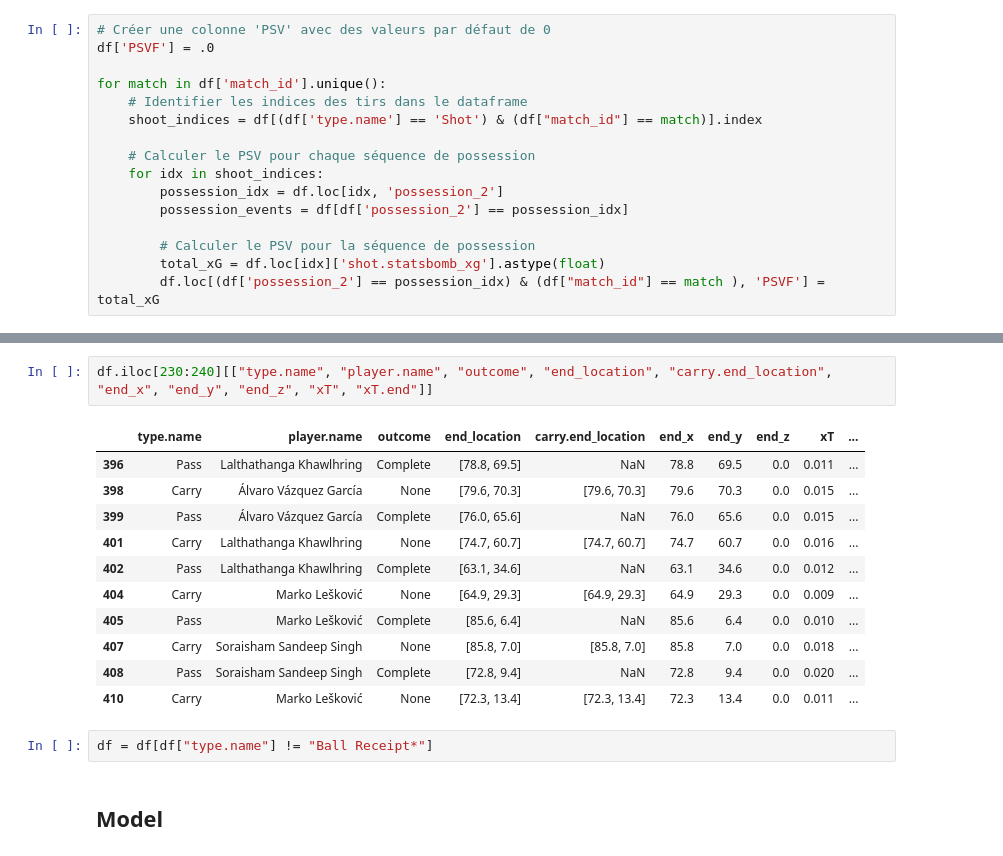
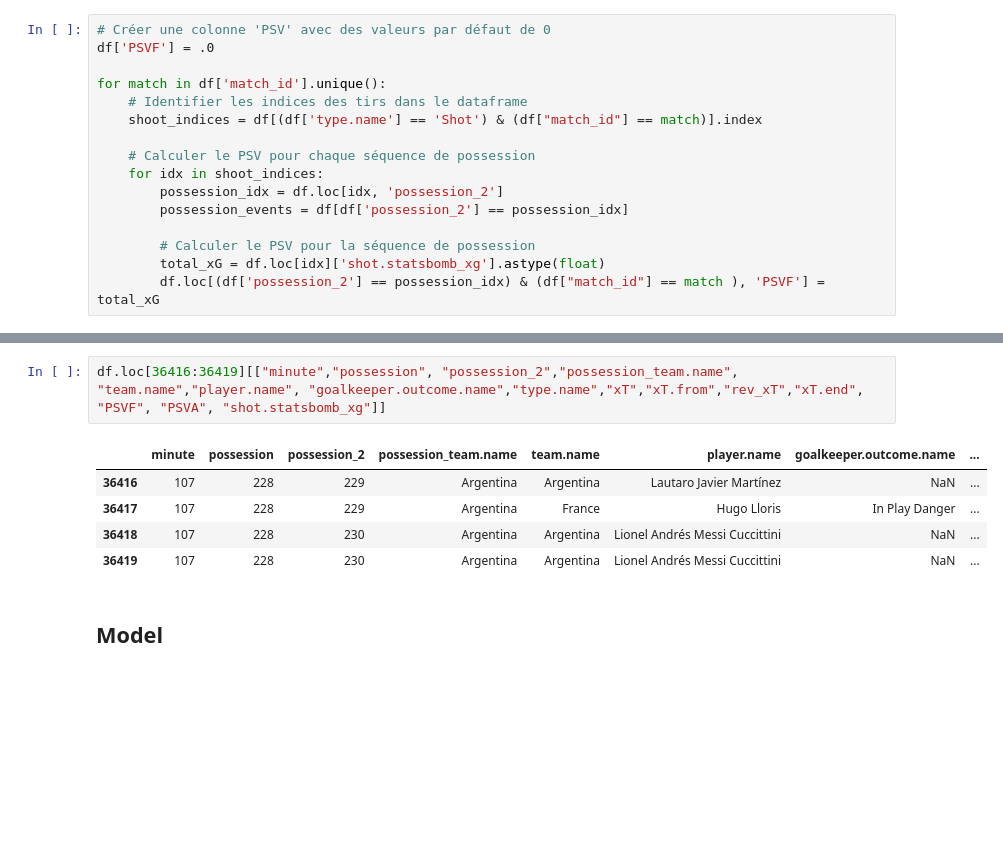
Before and after one commit to tomasnp/Datacamp, a Jupyter notebook: OBV_Man.ipynb, the cells around one changed output, grey strips where cells are left out. Cells and saved outputs as stored; diff of their text form; blank space fills up the shorter version.

```diff
--- a/OBV_Man.ipynb
+++ b/OBV_Man.ipynb
@@ -204,19 +266,11 @@ df['xT.end'] = df.apply(lambda row: map_location_to_xT(row['end_x'], row['end_y'
-# %%
-df.iloc[230:240][["type.name", "player.name", "outcome", "end_location", "carry.end_location", "end_x", "end_y", "end_z", "xT", "xT.end"]]
-# %% [output]
-|  | type.name | player.name | outcome | end_location | carry.end_location | end_x | end_y | end_z | xT | ... |
-| 396 | Pass | Lalthathanga Khawlhring | Complete | [78.8, 69.5] | NaN | 78.8 | 69.5 | 0.0 | 0.011 | ... |
-| 398 | Carry | Álvaro Vázquez García | None | [79.6, 70.3] | [79.6, 70.3] | 79.6 | 70.3 | 0.0 | 0.015 | ... |
-| 399 | Pass | Álvaro Vázquez García | Complete | [76.0, 65.6] | NaN | 76.0 | 65.6 | 0.0 | 0.015 | ... |
-| 401 | Carry | Lalthathanga Khawlhring | None | [74.7, 60.7] | [74.7, 60.7] | 74.7 | 60.7 | 0.0 | 0.016 | ... |
-| 402 | Pass | Lalthathanga Khawlhring | Complete | [63.1, 34.6] | NaN | 63.1 | 34.6 | 0.0 | 0.012 | ... |
-| 404 | Carry | Marko Lešković | None | [64.9, 29.3] | [64.9, 29.3] | 64.9 | 29.3 | 0.0 | 0.009 | ... |
-| 405 | Pass | Marko Lešković | Complete | [85.6, 6.4] | NaN | 85.6 | 6.4 | 0.0 | 0.010 | ... |
-| 407 | Carry | Soraisham Sandeep Singh | None | [85.8, 7.0] | [85.8, 7.0] | 85.8 | 7.0 | 0.0 | 0.018 | ... |
-| 408 | Pass | Soraisham Sandeep Singh | Complete | [72.8, 9.4] | NaN | 72.8 | 9.4 | 0.0 | 0.020 | ... |
-| 410 | Carry | Marko Lešković | None | [72.3, 13.4] | [72.3, 13.4] | 72.3 | 13.4 | 0.0 | 0.011 | ... |
-# %%
-df = df[df["type.name"] != "Ball Receipt*"]
+# %%
+df.loc[36416:36419][["minute","possession", "possession_2","possession_team.name", "team.name","player.name", "goalkeeper.outcome.name","type.name","xT","xT.from","rev_xT","xT.end", "PSVF", "PSVA", "shot.statsbomb_xg"]]
+# %% [output]
+|  | minute | possession | possession_2 | possession_team.name | team.name | player.name | goalkeeper.outcome.name | ... |
+| 36416 | 107 | 228 | 229 | Argentina | Argentina | Lautaro Javier Martínez | NaN | ... |
+| 36417 | 107 | 228 | 229 | Argentina | France | Hugo Lloris | In Play Danger | ... |
+| 36418 | 107 | 228 | 230 | Argentina | Argentina | Lionel Andrés Messi Cuccittini | NaN | ... |
+| 36419 | 107 | 228 | 230 | Argentina | Argentina | Lionel Andrés Messi Cuccittini | NaN | ... |
 # %% [markdown]
 ## Model
 # %%
```
Also changed, not shown: parts of 26 cells of this notebook, 2 other files.
